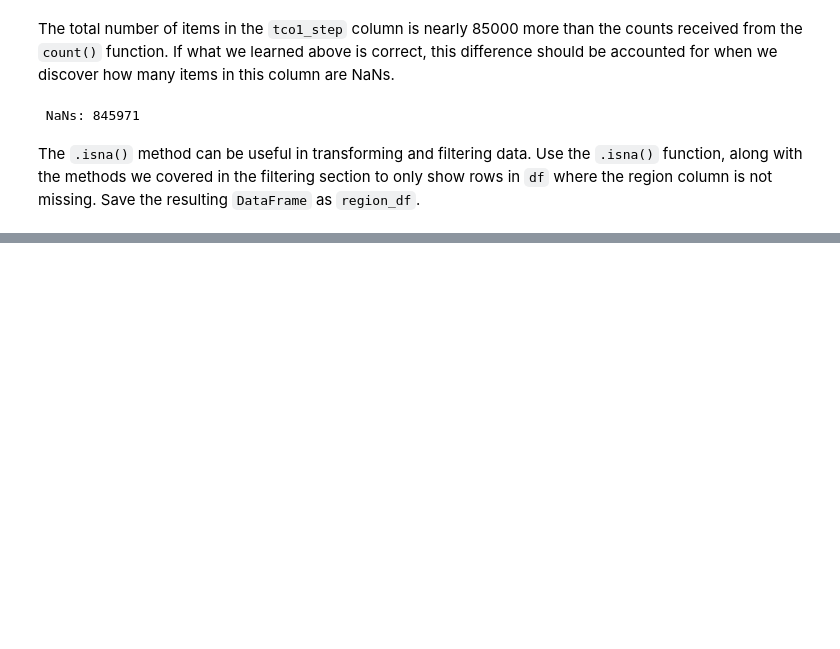
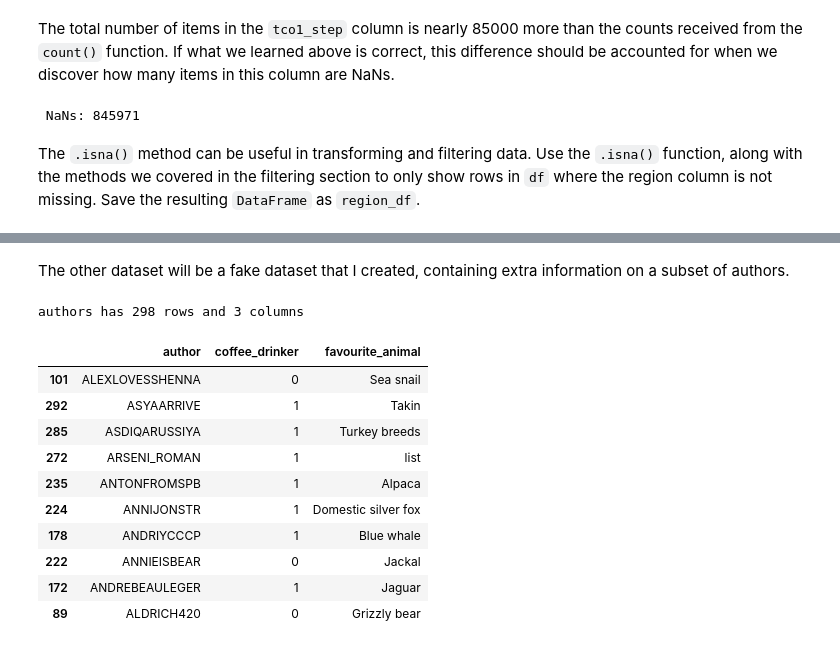
Before and after one commit to mclevey/GESIS_2020_Fundamentals, a Jupyter notebook: 03_pandas.ipynb, the cells around one changed output, grey strips where cells are left out. Drawn from its saved outputs; the diff is of its cells as text; code cells hidden in the pictures; blank space fills up the shorter version.

Commit message:
multiple dataset work

```diff
--- a/03_pandas.ipynb
+++ b/03_pandas.ipynb
@@ -1288,0 +1333,19 @@ median_followers.sort_values(ascending = False)[:35]
+# %% [markdown]
+The other dataset will be a fake dataset that I created, containing extra information on a subset of authors.
+# %%
+authors = pd.read_csv('data/fake_author_data.csv')
+print('authors has {} rows and {} columns'.format(len(authors), len(authors.columns)))
+authors.sample(10)
+# %% [output]
+authors has 298 rows and 3 columns
+|  | author | coffee_drinker | favourite_animal |
+| 101 | ALEXLOVESSHENNA | 0 | Sea snail |
+| 292 | ASYAARRIVE | 1 | Takin |
+| 285 | ASDIQARUSSIYA | 1 | Turkey breeds |
+| 272 | ARSENI_ROMAN | 1 | list |
+| 235 | ANTONFROMSPB | 1 | Alpaca |
+| 224 | ANNIJONSTR | 1 | Domestic silver fox |
+| 178 | ANDRIYCCCP | 1 | Blue whale |
+| 222 | ANNIEISBEAR | 0 | Jackal |
+| 172 | ANDREBEAULEGER | 1 | Jaguar |
+| 89 | ALDRICH420 | 0 | Grizzly bear |
```
Also changed, not shown: parts of 38 cells of this notebook, 1 other file.
